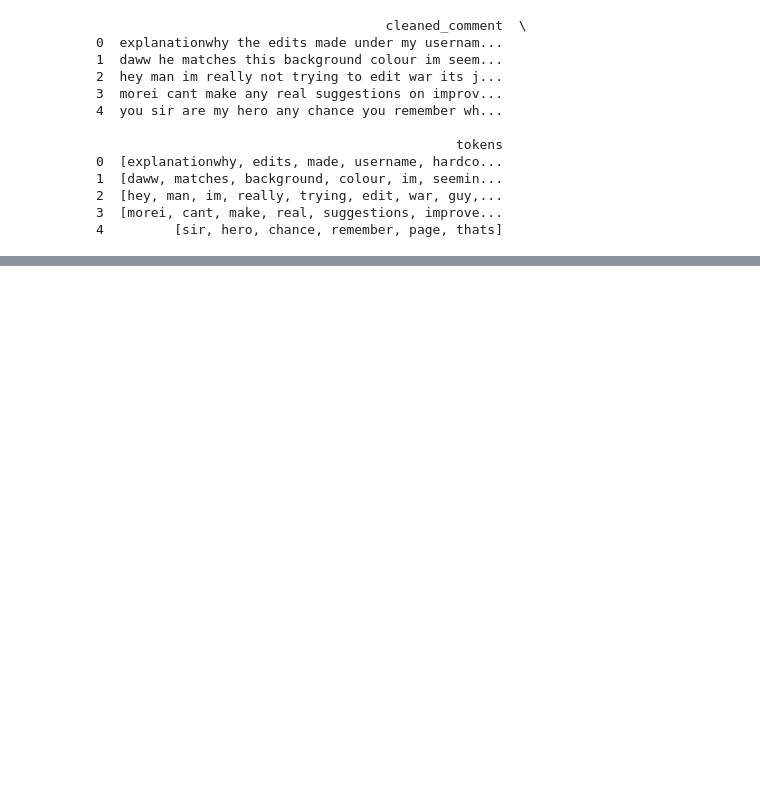
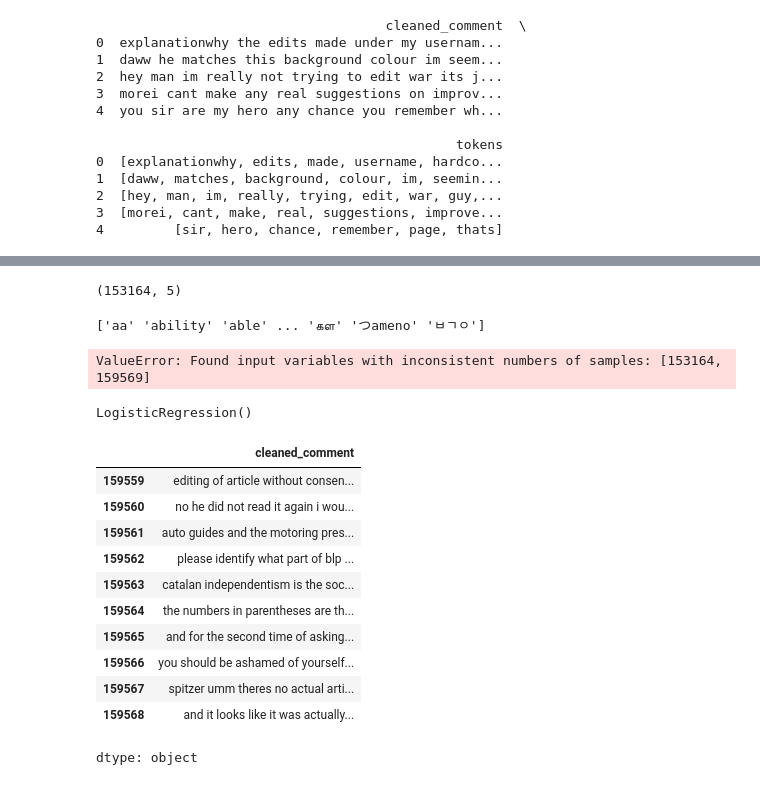
Before and after one commit to Shalu31/comment_toxicity, a Jupyter notebook: commenttoxicity.ipynb, the cells around one changed output, grey strips where cells are left out. Drawn from its saved outputs; the diff is of its cells as text; code cells hidden in the pictures; blank space fills up the shorter version.

```diff
--- a/commenttoxicity.ipynb
+++ b/commenttoxicity.ipynb
@@ -36,3 +36,9 @@ train
 | 159569 | fff125370e4aaaf3 | And it looks like it was actually... | 0 | 0 | 0 | 0 | 0 | 0 |
 | 159570 | fff46fc426af1f9a | "\nAnd ... I really don't think y... | 0 | 0 | 0 | 0 | 0 | 0 |
 159571 rows × 8 columns
+# %%
+train = train.drop([153163, 159570])
+# %%
+train = train.reset_index(drop=True)
+
+print(train.shape)
@@ -107,3 +165,3 @@ print(train[['cleaned_comment','tokens']].head())
 # %%
-train['tokens'] = train['cleaned_comment'].apply(tokenize_and_remove_stopwords )
-print(train[['cleaned_comment','tokens']].head())
+test['tokens'] = test['cleaned_comment'].apply(tokenize_and_remove_stopwords )
+print(test[['cleaned_comment','tokens']].head())
@@ -109,0 +182,4 @@ print(train[['cleaned_comment','tokens']].head())
+# %%
+test.shape
+# %% [output]
+(153164, 5)
@@ -109,0 +188,4 @@ print(train[['cleaned_comment','tokens']].head())
+# %%
+print(tfidf.get_feature_names_out())
+# %% [output]
+['aa' 'ability' 'able' ... 'கள' 'つameno' 'ㅂㄱㅇ']
@@ -109,0 +194,12 @@ print(train[['cleaned_comment','tokens']].head())
+# %%
+from sklearn.linear_model import LogisticRegression
+model = LogisticRegression()
+model.fit(Y,y_train)
+# %% [output]
+ValueError: Found input variables with inconsistent numbers of samples: [153164, 159569]
+# %%
+from sklearn.linear_model import LogisticRegression
+model = LogisticRegression()
+model.fit(X,y_train)
+# %% [output]
+LogisticRegression()
@@ -109,0 +210,15 @@ print(train[['cleaned_comment','tokens']].head())
+# %%
+train['cleaned_comment'].tail(10)
+# %% [output]
+|  | cleaned_comment |
+| 159559 | editing of article without consen... |
+| 159560 | no he did not read it again i wou... |
+| 159561 | auto guides and the motoring pres... |
+| 159562 | please identify what part of blp ... |
+| 159563 | catalan independentism is the soc... |
+| 159564 | the numbers in parentheses are th... |
+| 159565 | and for the second time of asking... |
+| 159566 | you should be ashamed of yourself... |
+| 159567 | spitzer umm theres no actual arti... |
+| 159568 | and it looks like it was actually... |
+dtype: object
```
Also changed, not shown: parts of 18 cells of this notebook.
